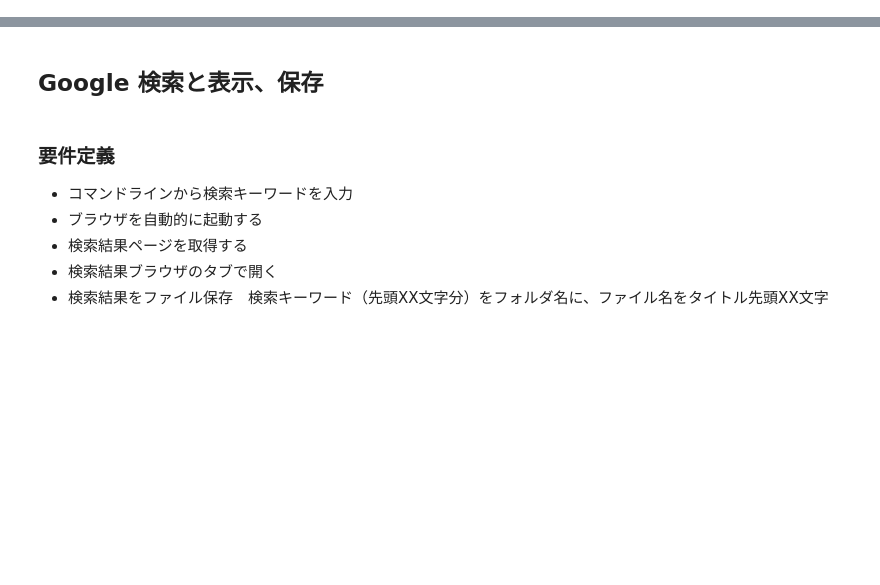
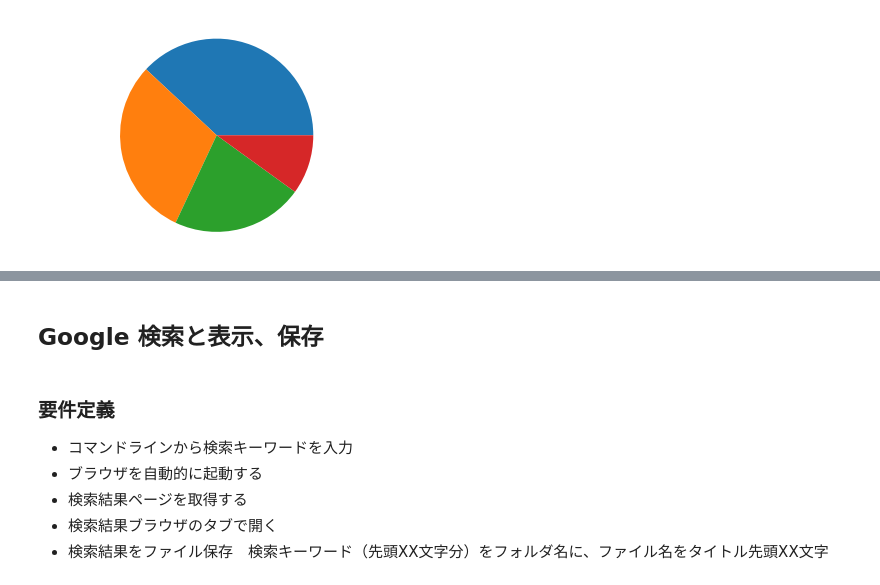
Before and after one commit to simichandesu/Juyter_Notebook, a Jupyter notebook: 退屈なことはPythonにやらせよう.ipynb, the cells around one changed output, grey strips where cells are left out. Saved outputs shown, nothing was run; the diff lists cells and outputs as text; code cells hidden in the pictures; blank space fills up the shorter version.

```diff
--- a/退屈なことはPythonにやらせよう.ipynb
+++ b/退屈なことはPythonにやらせよう.ipynb
@@ -3,0 +69,6 @@
+# %%
+plt.pie([48400000, 38147000,28020000,12673000])
+plt.axis('equal')
+plt.show()
+# %% [output]
+[figure, added]
```
Also changed, not shown: parts of 58 cells of this notebook.
